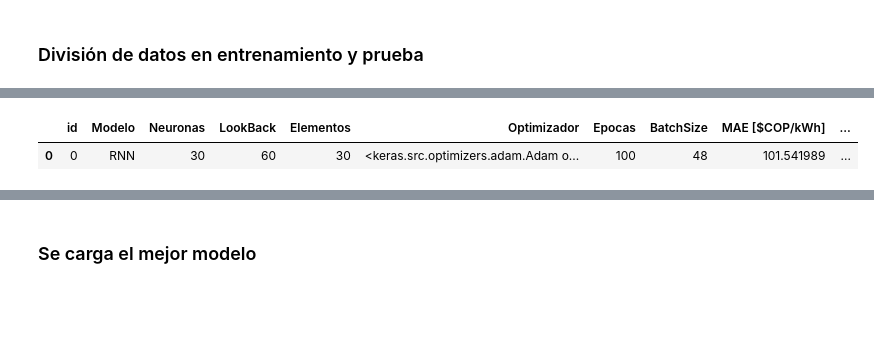
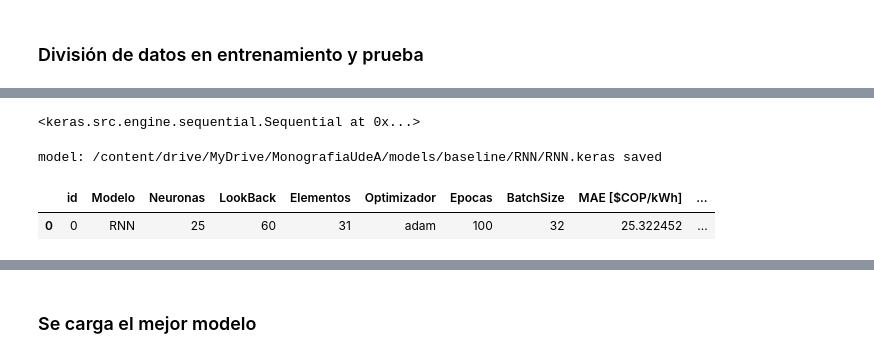
Before and after one commit to cjusquini/MonografiaUdeA, a Jupyter notebook: 7_RNN_baseline.ipynb, the cells around one changed output, grey strips where cells are left out. Saved outputs shown, nothing was run; the diff lists cells and outputs as text; code cells hidden in the pictures; blank space fills up the shorter version.

```diff
--- a/7_RNN_baseline.ipynb
+++ b/7_RNN_baseline.ipynb
@@ -46,10 +41,11 @@ Directorio de trabajo: d:\Repos_\MonografiaUdeA
 # %%
 def parse(x):
     return dt.datetime.strptime(x, '%Y-%m-%d')
-# dataset = pd.read_csv(os.path.join(abspath,"datasets", "procesado", "3_dataset_filtrado.csv"), index_col=0, date_parser=parse)
+
 def get_dataset():
-    dataset = pd.read_csv("https://raw.githubusercontent.com/cjusquini/MonografiaUdeA/main/datasets/procesado/3_dataset_filtrado.csv", index_col=0, date_parser=parse)
-#     df = dataset.copy()
+    dataset = pd.read_csv(os.path.join(abspath,"datasets", "procesado", "3_dataset_filtrado.csv"), index_col=0, date_parser=parse)
+    # dataset = pd.read_csv("https://raw.githubusercontent.com/cjusquini/MonografiaUdeA/main/datasets/procesado/3_dataset_filtrado.csv", index_col=0, date_parser=parse)
+    # df = dataset.copy()
     return dataset
 
 df = get_dataset()
@@ -63,14 +59,9 @@ df.head()
 | 2010-01-04 | 123.962937 | 1.439317e+08 | 341617.424242 | 116611.607143 | 62242326.79 | 13160643.95 | ... |
 | 2010-01-05 | 120.666437 | 1.498691e+08 | 346125.000000 | 116613.095238 | 69173462.65 | 14514419.15 | ... |
 # %%
-def scale_df(df):
-    scaler = MinMaxScaler()
-    scaled_df = pd.DataFrame(scaler.fit_transform(df), columns=df.columns, index=df.index)
-    #         scaled_df.head(5)
-
-    return scaler, scaled_df
-
-scaler, scaled_df = scale_df(df)
+from sklearn.preprocessing import StandardScaler, MinMaxScaler
+scaler = MinMaxScaler()
+scaled_df = pd.DataFrame(scaler.fit_transform(df), columns=df.columns, index=df.index)
 scaled_df.head(5)
 # %% [output]
 |  | precio_bolsa | demanda | disp_dec_hidraulica | disp_dec_termica | gen_hidraulica | gen_no_termica | ... |
@@ -188,3 +91,13 @@ def get_hyperparams():
+# %%
+retardos = [60]
+neurons = [25]
+modelos_implementar = ['RNN']
+elementos_a_predecir = [31]
+optimizers = ['adam']
+losses = ['mse']
+epochs = [100]
+batch_size = [32]
+_learning_rate = 1e-4
 # %%
 # for retardo in retardos:
 #     print("retardo",retardo, "dimensiones",train_data[retardo][0].shape, test_data[retardo][0].shape)
@@ -303,17 +203,25 @@ model: d:\Repos_\MonografiaUdeA\models\baseline\RNN\RNN_0.keras saved
+# %%
+best_model
+# %% [output]
+<keras.src.engine.sequential.Sequential at 0x...>
+# %%
+model_path = os.path.join(abspath,"models","baseline",model, f'{model}.keras')
+# if os.path.exists(model_path):
+#     os.remove(model_path)
+
+best_model.save(model_path)
+print(f"model: {model_path} saved")
+# model_path
+# %% [output]
+model: /content/drive/MyDrive/MonografiaUdeA/models/baseline/RNN/RNN.keras saved
 # %%
-retardos, neurons, modelos_implementar, \
-    elementos_a_predecir, optimizers, losses, \
-    epochs, batch_size = get_hyperparams()
-
-train_data, test_data = split_data(lags = retardos, scaled_df = scaled_df, train_test_split_ratio = 0.8)
-
 if not os.path.exists(os.path.join(abspath,"models", "results")):
         os.makedirs(os.path.join(abspath,"models", "results"))
 model_summary_df.to_excel(os.path.join(abspath,"models", "results",f"{modelos_implementar[0]}_baseline_model_results.xlsx"))
 model_summary_df.head()
 # %% [output]
 |  | id | Modelo | Neuronas | LookBack | Elementos | Optimizador | Epocas | BatchSize | MAE [$COP/kWh] | ... |
-| 0 | 0 | RNN | 30 | 60 | 30 | <keras.src.optimizers.adam.Adam o... | 100 | 48 | 101.541989 | ... |
+| 0 | 0 | RNN | 25 | 60 | 31 | adam | 100 | 32 | 25.322452 | ... |
 # %%
 best_model = model_summary_df[model_summary_df['MSE [$COP/kWh]'] == model_summary_df['MSE [$COP/kWh]'].min()]
 best_model
```
Also changed, not shown: parts of 17 cells of this notebook, 57 other files.
